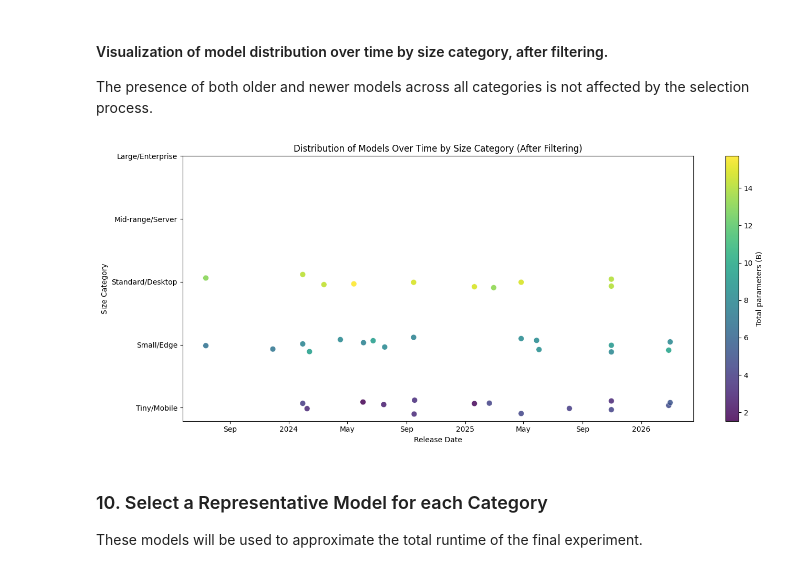
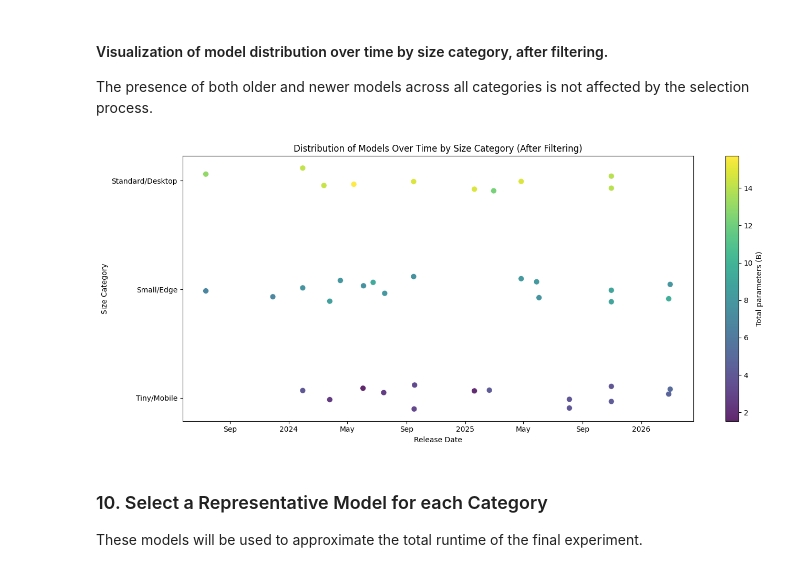
Before and after one commit to diogogmatos/eco-evolution-of-llms, a Jupyter notebook: model-selection/model-selection.ipynb, the cells around one changed output. Saved outputs shown, nothing was run; the diff lists cells and outputs as text; code cells hidden in the pictures.

```diff
--- a/model-selection/model-selection.ipynb
+++ b/model-selection/model-selection.ipynb
@@ -735,7 +714,7 @@ plot_df["release_date"] = pd.to_datetime(plot_df["release_date"], errors="coerce
 plot_df = plot_df.dropna(subset=["release_date", "category"]).copy()
 
 # Ensure consistent category ordering
-cat_order = ["Tiny/Mobile", "Small/Edge", "Standard/Desktop", "Mid-range/Server", "Large/Enterprise"]
+cat_order = ["Tiny/Mobile", "Small/Edge", "Standard/Desktop"]
 plot_df["category"] = pd.Categorical(plot_df["category"], categories=cat_order, ordered=True)
 plot_df = plot_df.dropna(subset=["category"])
 
@@ -749,34 +728,34 @@ y_jitter = y_codes + jitter
 fig, ax = plt.subplots(figsize=(14, 6))
 sc = ax.scatter(
     plot_df["release_date"],
     y_jitter,
     c=plot_df["total_parameters"],
     cmap="viridis",
     s=60,
     alpha=0.85,
     edgecolors="w",
     linewidth=0.4,
 )
 
 ax.set_yticks(range(len(cat_order)))
 ax.set_yticklabels(cat_order)
 ax.set_xlabel("Release Date")
 ax.set_ylabel("Size Category")
 ax.set_title("Distribution of Models Over Time by Size Category (After Filtering)")
 
 # Nicely format dates on x-axis
 locator = mdates.AutoDateLocator()
 formatter = mdates.ConciseDateFormatter(locator)
 ax.xaxis.set_major_locator(locator)
 ax.xaxis.set_major_formatter(formatter)
 
 cbar = fig.colorbar(sc, ax=ax)
 cbar.set_label("Total parameters (B)")
 
 plt.tight_layout()
 plt.show()
 # %% [output]
-[figure, old version]
+[figure, new version]
 # %% [markdown]
 ### 10. Select a Representative Model for each Category
 These models will be used to approximate the total runtime of the final experiment.
```
Also changed, not shown: parts of 8 cells of this notebook, 3 other files.
